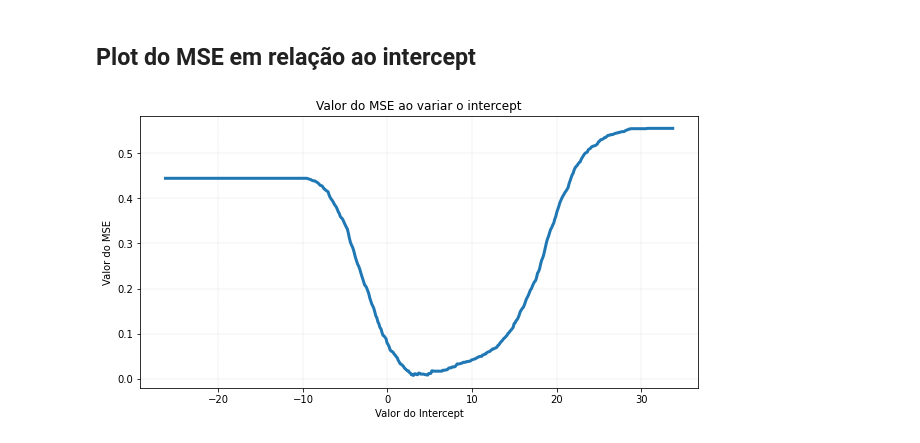
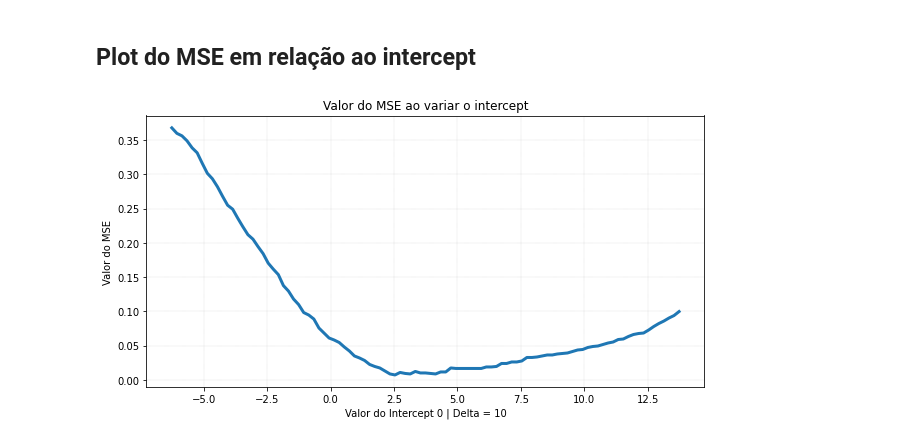
Before and after one commit to glima91/mestrado-reconhecimento-de-padroes, a Jupyter notebook: notebooks/2_classificacao.ipynb, the cells around one changed output. Drawn from its saved outputs; the diff is of its cells as text; code cells hidden in the pictures.

```diff
--- a/notebooks/2_classificacao.ipynb
+++ b/notebooks/2_classificacao.ipynb
@@ -151,36 +169,33 @@ plt.show()
 ## Plot do MSE em relação ao intercept
 # %%
 # Função plota o valor do MSE em relação ao valor do intercept
-def plot_delta_intercept_mse_score(coef, intercept, X,y):
+def plot_delta_intercept_mse_score(i, delta):
     list_intercept = []
     list_mse = []
+
+    intercept_bkp = model.lrmodel.intercept_[i]
+
     # Valores a serem somados ou subtraídos ao valor do intercept
-    delta = np.linspace(start=-30,stop=30,num=500)
+    intercepts = np.linspace(start=intercept_bkp-delta,stop=intercept_bkp+delta,num=101)
 
-    for i in range(len(delta)):
-        # Calcula os valores o intercept para um intervalo e salva numa lista
-        new_intercept = intercept.item() + delta[i]
-        list_intercept.append(new_intercept)
-        # Obtém predições para cada ponto do conjunto de dados
-        y_pred_float = X.dot(coef.T) + new_intercept
-        # Converte predições do tipo float para os valores 0 ou 1
-        y_pred = np.c_[y_pred_float>0.5].astype('int')
-        #print(y_pred)
-        #y_pred = np.array(y_pred).reshape(-1,1)
-        # Calcula o MSE e salva em uma lista
+    for intercept in intercepts:
+        model.lrmodel.intercept_[i] = intercept
+        y_pred = model.predict(X)
         mse = mean_squared_error(y, y_pred)
         list_mse.append(mse)
 
+    model.lrmodel.intercept_[i] = intercept_bkp
     # Plota gráfico
     plt.figure(figsize=(10,5))
     plt.title("Valor do MSE ao variar o intercept")
-    plt.plot(list_intercept,list_mse, '-', linewidth=3, markersize=12) # [marker][line][color]
-    plt.xlabel("Valor do Intercept")
+    plt.plot(intercepts,list_mse, '-', linewidth=3, markersize=12) # [marker][line][color]
+    plt.xlabel(f"Valor do Intercept {i} | Delta = {delta}")
     plt.ylabel("Valor do MSE")
     plt.grid(linestyle='--', linewidth=.2)
 
     plt.show()
-
-plot_delta_intercept_mse_score(coef, intercept, X, y)
-# %% [output]
-[figure, removed]
+# %%
+for i in range (len(model.lrmodel.intercept_)):
+    plot_delta_intercept_mse_score(i, delta=10)
+# %% [output]
+[figure, added]
```
Also changed, not shown: parts of 5 cells of this notebook.
